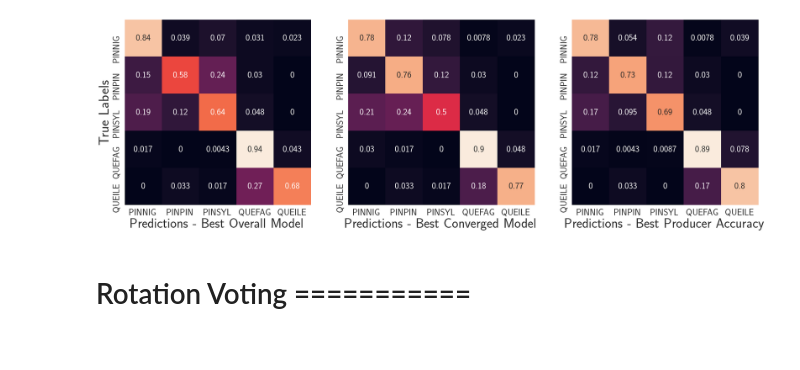
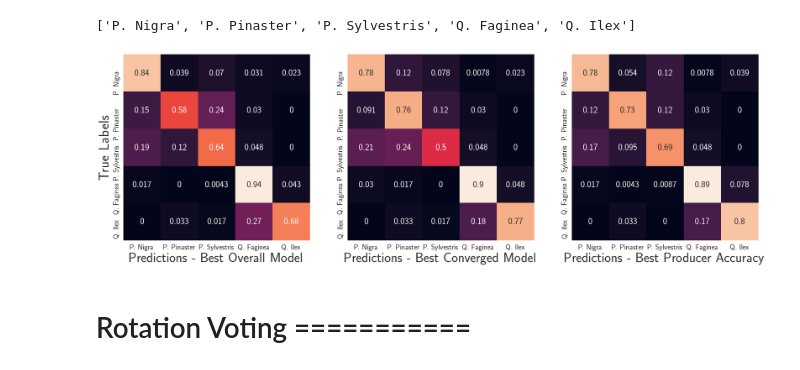
Before and after one commit to mataln/laser-trees, a Jupyter notebook: notebooks/rotation_vote.ipynb, the cells around one changed output. Saved outputs shown, nothing was run; the diff lists cells and outputs as text; code cells hidden in the pictures.

Commit message:
Full species names in captions

```diff
--- a/notebooks/rotation_vote.ipynb
+++ b/notebooks/rotation_vote.ipynb
@@ -60,38 +55,43 @@ torch.Size([495, 5])
 # %%
 fig, ax = plt.subplots(1,3, figsize=(30,9))
 
-tickFont = 24
+tickFont = 20
 axFont = 36
 annotFont = 24
+
+print(val_species)
+val_species = ['P. Nigra', 'P. Pinaster', 'P. Sylvestris', 'Q. Faginea', 'Q. Ilex']
 
 cm1 = confusion_matrix(labels_b.cpu(), predictions_b.cpu(), normalize='true')
 hm1 = sns.heatmap(cm1, annot=True, ax=ax[0], cbar=False, annot_kws={"fontsize":annotFont})
 hm1.set_xticklabels(val_species, fontsize=tickFont)
 ax[0].set_yticklabels(val_species, fontsize=tickFont)
 hm1.set_ylabel('True Labels', fontsize=axFont+2)
 hm1.set_xlabel('Predictions - Best Overall Model', fontsize=axFont)
+
 
 cm2 = confusion_matrix(labels_c.cpu(), predictions_c.cpu(), normalize='true')
 hm2 = sns.heatmap(cm2, annot=True, ax=ax[1], cbar=False, annot_kws={"fontsize":annotFont})
 hm2.set_xticklabels(val_species, fontsize=tickFont)
 hm2.set_yticklabels(val_species, fontsize=tickFont)
 hm2.set_ylabel('', fontsize=axFont)
 hm2.set_xlabel('Predictions - Best Converged Model', fontsize=axFont)
 
 cm3 = confusion_matrix(labels_p.cpu(), predictions_p.cpu(), normalize='true')
 hm3 = sns.heatmap(cm3, annot=True, ax=ax[2], cbar=False, annot_kws={"fontsize":annotFont})
 hm3.set_xticklabels(val_species, fontsize=tickFont)
 hm3.set_yticklabels(val_species, fontsize=tickFont)
 hm3.set_ylabel('', fontsize=axFont)
 hm3.set_xlabel('Predictions - Best Producer Accuracy', fontsize=axFont)
 
 for ax in fig.axes:
     plt.sca(ax)
     plt.yticks(rotation=90)
 
 fig.savefig('conf_norot.png', bbox_inches='tight')
 # %% [output]
+['P. Nigra', 'P. Pinaster', 'P. Sylvestris', 'Q. Faginea', 'Q. Ilex']
-[figure, old version]
+[figure, new version]
 # %% [markdown]
 # Rotation Voting ===========
 # %% [markdown]
```
Also changed, not shown: parts of 1 cell of this notebook.
